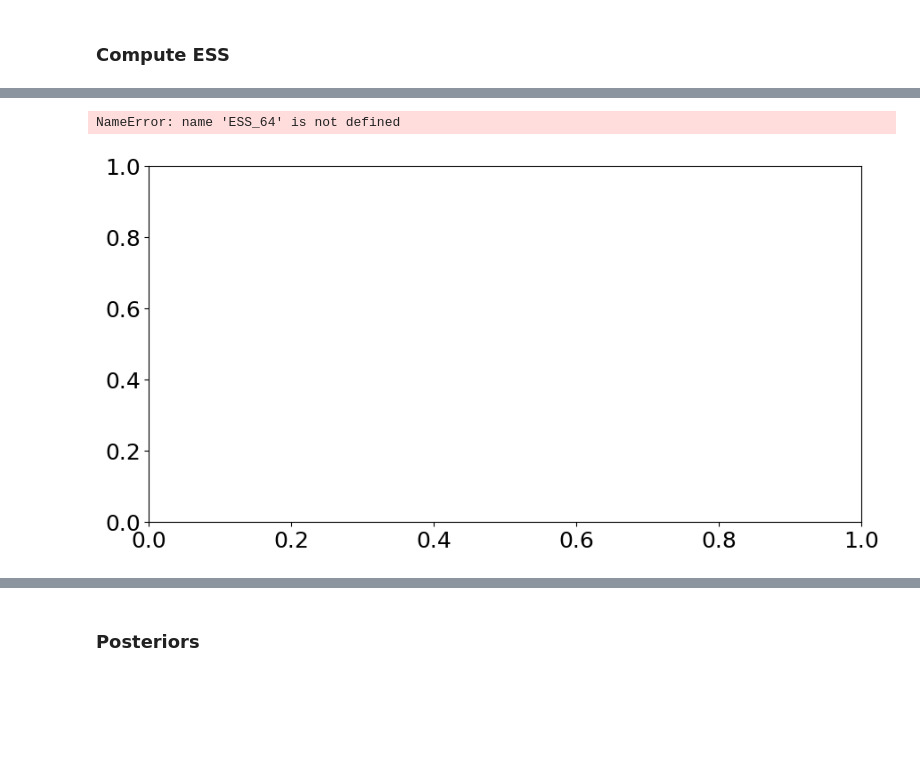
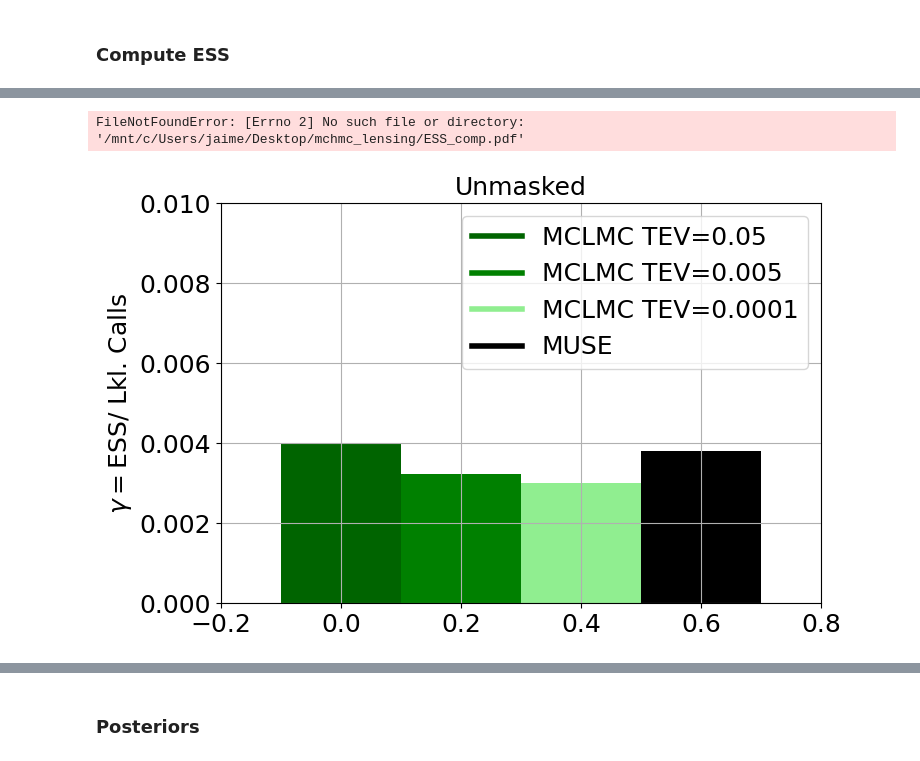
Before and after one commit to JaimeRZP/CMBLensingInferenceTestProblem, a Jupyter notebook: plotting/plotting.ipynb, the cells around one changed output, grey strips where cells are left out. Saved outputs shown, nothing was run; the diff lists cells and outputs as text; code cells hidden in the pictures; blank space fills up the shorter version.

Commit message:
plotting

```diff
--- a/plotting/plotting.ipynb
+++ b/plotting/plotting.ipynb
@@ -42,6 +50,12 @@ MUSE_hyperparams_64  = np.load("../summaries/unmasked/hyperparams/MUSE_hyperpara
 MUSE_hyperparams_128  = np.load("../summaries/unmasked/hyperparams/MUSE_hyperparams_Nside_128.npz")
 MUSE_hyperparams_256  = np.load("../summaries/unmasked/hyperparams/MUSE_hyperparams_Nside_256.npz")
 MUSE_hyperparams_512  = np.load("../summaries/unmasked/hyperparams/MUSE_hyperparams_Nside_512.npz")
+
+MUSE_ESS_64          = np.load("../summaries/unmasked/ESS/MUSE_ESS_Nside_64.npz")
+MUSE_ESS_128         = np.load("../summaries/unmasked/ESS/MUSE_ESS_Nside_128.npz")
+MUSE_ESS_256         = np.load("../summaries/unmasked/ESS/MUSE_ESS_Nside_256.npz")
+MUSE_ESS_512         = np.load("../summaries/unmasked/ESS/MUSE_ESS_Nside_512.npz")
+
 MUSE_hyperparams_masked_512  = np.load("../summaries/masked/hyperparams/MUSE_hyperparams_masked_Nside_512.npz")
 
 true_cls_64         = np.load("../new_summaries/unmasked/true_cls_Nside_64.npz")
@@ -52,7 +66,7 @@ HMC_ESS_64          = np.load("../summaries/unmasked/ESS/HMC_ESS_Nside_64.npz")
 #HMC_cls_64         = np.load(HMC_64_path+"cls_1_18200.npz")
 HMC_cls_64          = np.load("../summaries/unmasked/cls/HMC_cls_Nside_64.npz")
 
-MCHMC_hyperparams_64 = np.load(MCHMC_64_path+"hyperparams_1_20000.npz")
+MCHMC_hyperparams_64 = np.load(MCHMC_64_path+"hyperparams_ext_1_20000.npz")
 MCHMC_ESS_64         = np.load(MCHMC_64_path+"ESS_1_20000.npz")
 MCHMC_cls_64         = np.load(MCHMC_64_path+"cls_1_20000.npz")
 
@@ -64,7 +78,7 @@ HMC_ESS_128          = np.load("../summaries/unmasked/ESS/HMC_ESS_Nside_128.npz"
 #HMC_cls_128         = np.load(HMC_128_path+"cls_1_18200.npz")
 HMC_cls_128          = np.load("../summaries/unmasked/cls/HMC_cls_Nside_128.npz")
 
-MCHMC_hyperparams_128 = np.load(MCHMC_128_path+"hyperparams_1_20000.npz")
+MCHMC_hyperparams_128 = np.load(MCHMC_128_path+"hyperparams_ext_1_20000.npz")
 MCHMC_ESS_128         = np.load(MCHMC_128_path+"ESS_1_20000.npz")
 MCHMC_cls_128         = np.load(MCHMC_128_path+"cls_1_20000.npz")
 
@@ -76,7 +90,7 @@ HMC_ESS_256          = np.load("../summaries/unmasked/ESS/HMC_ESS_Nside_256.npz"
 #HMC_cls_256         = np.load(HMC_256_path+"cls_1_18200.npz")
 HMC_cls_256          = np.load("../summaries/unmasked/cls/HMC_cls_Nside_256.npz")
 
-MCHMC_hyperparams_256 = np.load(MCHMC_256_path+"hyperparams_1_20000.npz")
+MCHMC_hyperparams_256 = np.load(MCHMC_256_path+"hyperparams_ext_1_20000.npz")
 MCHMC_ESS_256         = np.load(MCHMC_256_path+"ESS_1_20000.npz")
 MCHMC_cls_256         = np.load(MCHMC_256_path+"cls_1_20000.npz")
 
@@ -157,3 +218,9 @@ ESS_64  = np.array([0.0052, np.min(MCHMC_ESS_64["ESS_per_lkl"]),  np.min(MUSE_ES
 ESS_128 = np.array([0.0016, np.min(MCHMC_ESS_128["ESS_per_lkl"]), np.min(MUSE_ESS_128["ESS_per_lkl"])])
 ESS_256 = np.array([0.00030,np.min(MCHMC_ESS_256["ESS_per_lkl"]), np.min(MUSE_ESS_256["ESS_per_lkl"])])
 ESS_512 = np.array([0.000285, np.min(MCHMC_ESS_512["ESS_per_lkl"]), np.min(MUSE_ESS_512["ESS_per_lkl"])])
+
+ESS_512_comp = np.array([
+    np.min(MCHMC_ESS_512_TEV_01["ESS_per_lkl"]),
+    np.min(MCHMC_ESS_512_TEV_005["ESS_per_lkl"]),
+    np.min(MCHMC_ESS_512_TEV_0001["ESS_per_lkl"]),
+    np.min(MUSE_ESS_512["ESS_per_lkl"])])
@@ -165,29 +256,28 @@ samplers = np.array(['HMC', 'MCLMC', 'MUSE'])
 # %%
-colors  =  ['darkblue', 'darkgreen', 'black']
-X = np.arange(3)/5
-fig = plt.figure(figsize=(8,4))
+colors  =  ['darkgreen', 'green', 'lightgreen', 'black']
+X = np.arange(4)/5
+fig = plt.figure(figsize=(6,4))
 ax = fig.add_axes([0,0,1,1])
 
-ax.bar(X,     ESS_64,  color = colors, width = 0.2)
-ax.bar(X + 1, ESS_128, color = colors, width = 0.2)
-ax.bar(X + 2, ESS_256, color = colors, width = 0.2)
-ax.bar(X + 3, ESS_512, color = colors, width = 0.2)
+ax.bar(X, ESS_512_comp,  color = colors, width = 0.2)
+
 
 plt.ylabel(r"$\gamma=$ESS/ Lkl. Calls")
-plt.xticks(np.array([X[1], X[1]+1, X[1]+2, X[1]+3]).flatten(),
-           np.array([['Nside=64'], ['Nside=128'], ['Nside=256'], ['Nside=512']]).flatten())
 plt.grid()
 plt.title("Unmasked")
 
-custom_lines = [Line2D([0], [0], color='darkblue', lw=4),
-                Line2D([0], [0], color='darkgreen', lw=4),
+custom_lines = [Line2D([0], [0], color='darkgreen', lw=4),
+                Line2D([0], [0], color='green', lw=4),
+                Line2D([0], [0], color='lightgreen', lw=4),
                 Line2D([0], [0], color='black', lw=4)]
-plt.legend(custom_lines, samplers)
+plt.xlim([-0.2, 0.8])
+plt.ylim([0.0, 0.01])
+plt.legend(custom_lines, ['MCLMC TEV=0.05', 'MCLMC TEV=0.005', 'MCLMC TEV=0.0001', 'MUSE'])
 plt.savefig("/mnt/c/Users/jaime/Desktop/mchmc_lensing/ESS_comp.pdf", bbox_inches='tight')
 plt.show()
 # %% [output]
-NameError: name 'ESS_64' is not defined
+FileNotFoundError: [Errno 2] No such file or directory: '/mnt/c/Users/jaime/Desktop/mchmc_lensing/ESS_comp.pdf'
-[figure, old version]
+[figure, new version]
 # %%
 eps_64_m, eps_64_s = np.mean(MCHMC_hyperparams_64["eps"]), np.std(MCHMC_hyperparams_64["eps"])
 eps_128_m, eps_128_s = np.mean(MCHMC_hyperparams_128["eps"]), np.std(MCHMC_hyperparams_128["eps"])
```
Also changed, not shown: parts of 23 cells of this notebook.
